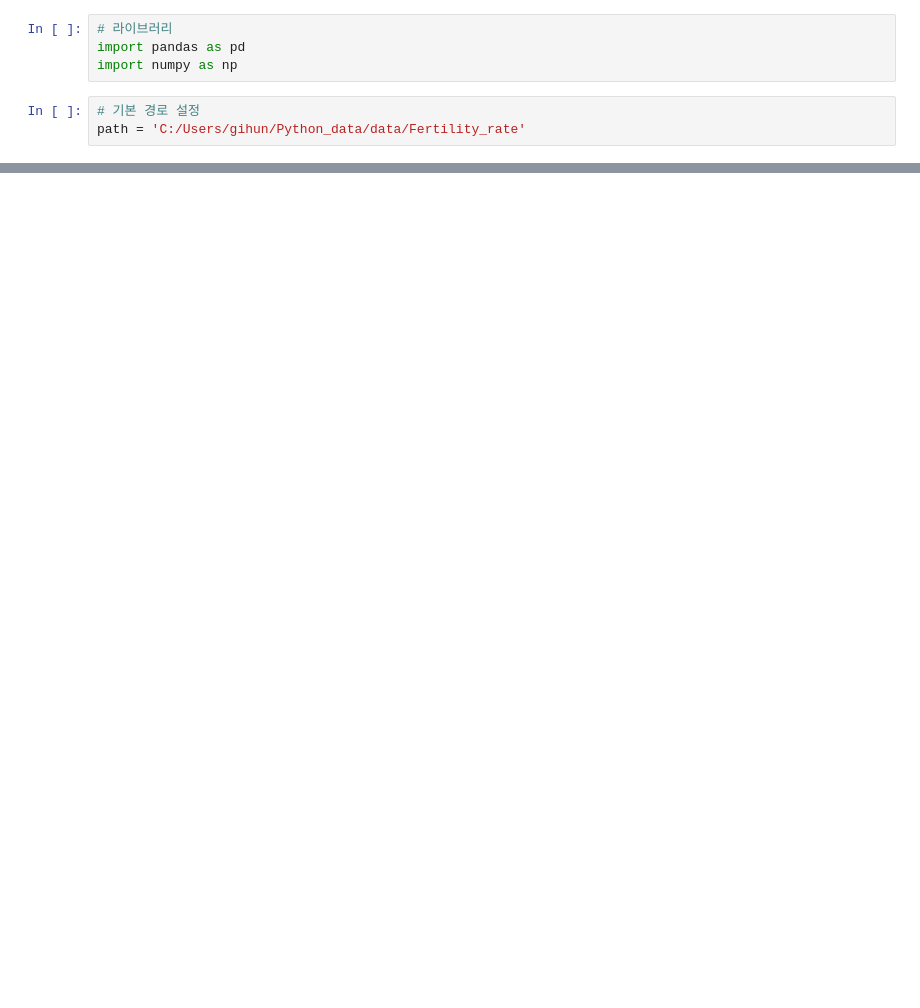
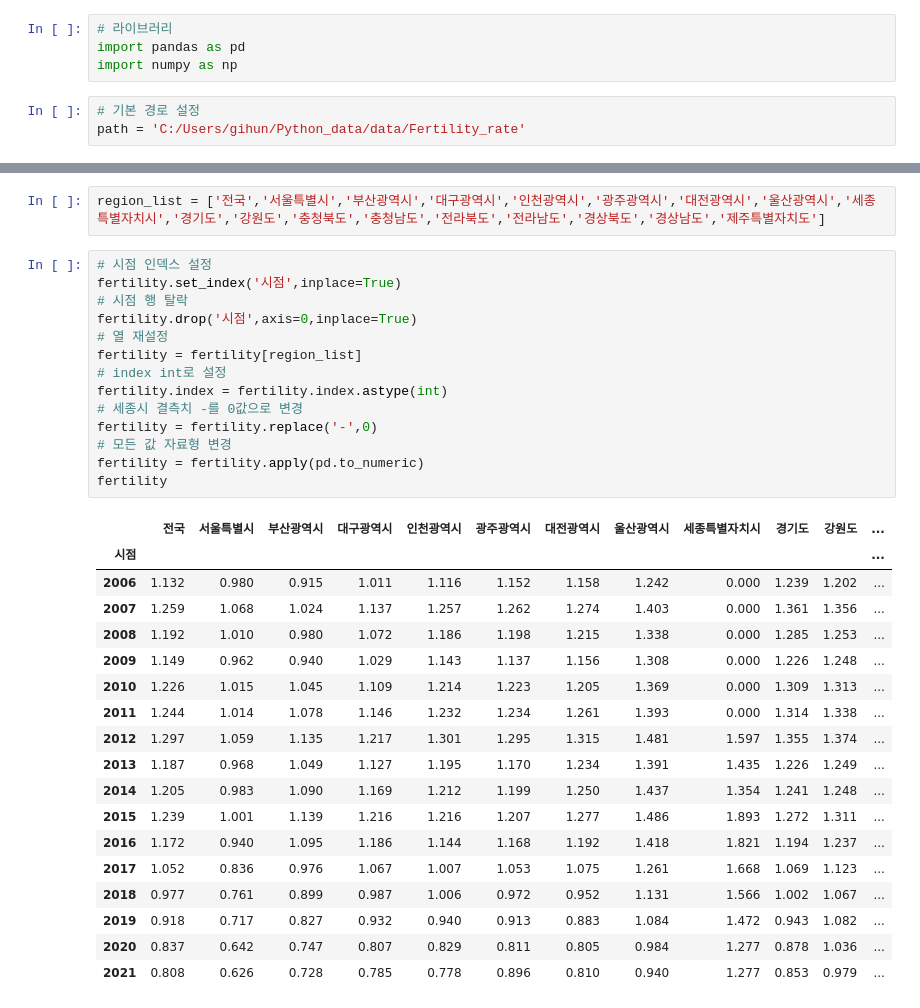
Before and after one commit to jewoodev/To_raise_a_child_well, a Jupyter notebook: data/gihoon/fertility_rate.ipynb, the cells around one changed output, grey strips where cells are left out. Drawn from its saved outputs; the diff is of its cells as text; blank space fills up the shorter version.

```diff
--- a/data/gihoon/fertility_rate.ipynb
+++ b/data/gihoon/fertility_rate.ipynb
@@ -34,0 +32,35 @@ seoul_target_df
+# %%
+region_list = ['전국','서울특별시','부산광역시','대구광역시','인천광역시','광주광역시','대전광역시','울산광역시','세종특별자치시','경기도','강원도','충청북도','충청남도','전라북도','전라남도','경상북도','경상남도','제주특별자치도']
+# %%
+# 시점 인덱스 설정
+fertility.set_index('시점',inplace=True)
+# 시점 행 탈락
+fertility.drop('시점',axis=0,inplace=True)
+# 열 재설정
+fertility = fertility[region_list]
+# index int로 설정
+fertility.index = fertility.index.astype(int)
+# 세종시 결측치 -를 0값으로 변경
+fertility = fertility.replace('-',0)
+# 모든 값 자료형 변경
+fertility = fertility.apply(pd.to_numeric)
+fertility
+# %% [output]
+|  | 전국 | 서울특별시 | 부산광역시 | 대구광역시 | 인천광역시 | 광주광역시 | 대전광역시 | 울산광역시 | 세종특별자치시 | 경기도 | 강원도 | ... |
+| 시점 |  |  |  |  |  |  |  |  |  |  |  | ... |
+| 2006 | 1.132 | 0.980 | 0.915 | 1.011 | 1.116 | 1.152 | 1.158 | 1.242 | 0.000 | 1.239 | 1.202 | ... |
+| 2007 | 1.259 | 1.068 | 1.024 | 1.137 | 1.257 | 1.262 | 1.274 | 1.403 | 0.000 | 1.361 | 1.356 | ... |
+| 2008 | 1.192 | 1.010 | 0.980 | 1.072 | 1.186 | 1.198 | 1.215 | 1.338 | 0.000 | 1.285 | 1.253 | ... |
+| 2009 | 1.149 | 0.962 | 0.940 | 1.029 | 1.143 | 1.137 | 1.156 | 1.308 | 0.000 | 1.226 | 1.248 | ... |
+| 2010 | 1.226 | 1.015 | 1.045 | 1.109 | 1.214 | 1.223 | 1.205 | 1.369 | 0.000 | 1.309 | 1.313 | ... |
+| 2011 | 1.244 | 1.014 | 1.078 | 1.146 | 1.232 | 1.234 | 1.261 | 1.393 | 0.000 | 1.314 | 1.338 | ... |
+| 2012 | 1.297 | 1.059 | 1.135 | 1.217 | 1.301 | 1.295 | 1.315 | 1.481 | 1.597 | 1.355 | 1.374 | ... |
+| 2013 | 1.187 | 0.968 | 1.049 | 1.127 | 1.195 | 1.170 | 1.234 | 1.391 | 1.435 | 1.226 | 1.249 | ... |
+| 2014 | 1.205 | 0.983 | 1.090 | 1.169 | 1.212 | 1.199 | 1.250 | 1.437 | 1.354 | 1.241 | 1.248 | ... |
+| 2015 | 1.239 | 1.001 | 1.139 | 1.216 | 1.216 | 1.207 | 1.277 | 1.486 | 1.893 | 1.272 | 1.311 | ... |
+| 2016 | 1.172 | 0.940 | 1.095 | 1.186 | 1.144 | 1.168 | 1.192 | 1.418 | 1.821 | 1.194 | 1.237 | ... |
+| 2017 | 1.052 | 0.836 | 0.976 | 1.067 | 1.007 | 1.053 | 1.075 | 1.261 | 1.668 | 1.069 | 1.123 | ... |
+| 2018 | 0.977 | 0.761 | 0.899 | 0.987 | 1.006 | 0.972 | 0.952 | 1.131 | 1.566 | 1.002 | 1.067 | ... |
+| 2019 | 0.918 | 0.717 | 0.827 | 0.932 | 0.940 | 0.913 | 0.883 | 1.084 | 1.472 | 0.943 | 1.082 | ... |
+| 2020 | 0.837 | 0.642 | 0.747 | 0.807 | 0.829 | 0.811 | 0.805 | 0.984 | 1.277 | 0.878 | 1.036 | ... |
+| 2021 | 0.808 | 0.626 | 0.728 | 0.785 | 0.778 | 0.896 | 0.810 | 0.940 | 1.277 | 0.853 | 0.979 | ... |
```
Also changed, not shown: parts of 20 cells of this notebook.
